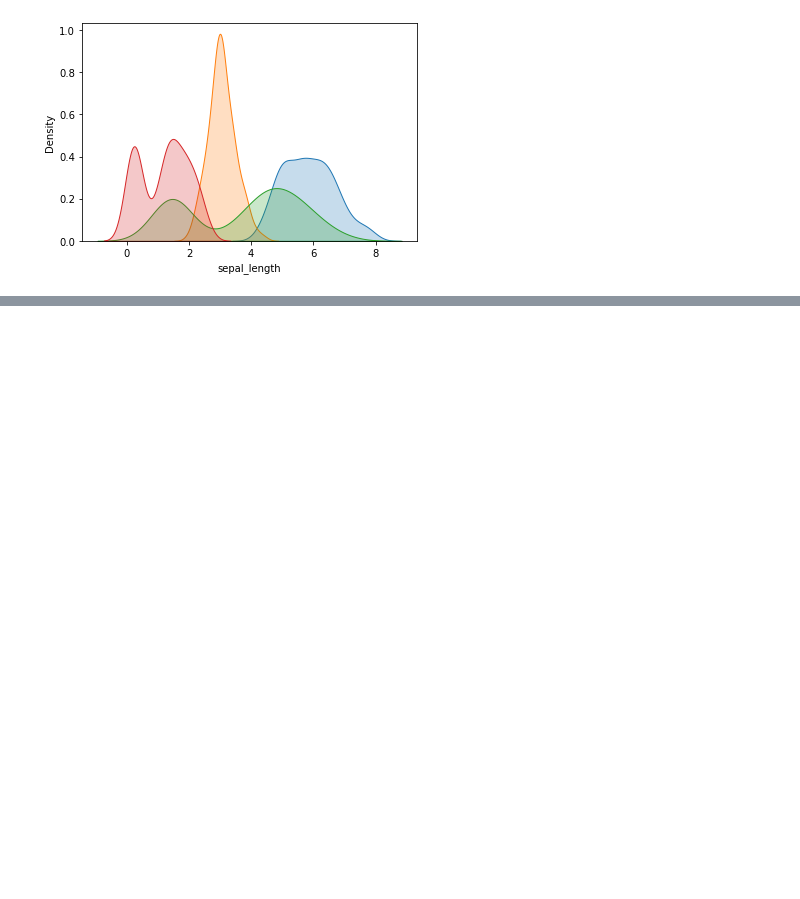
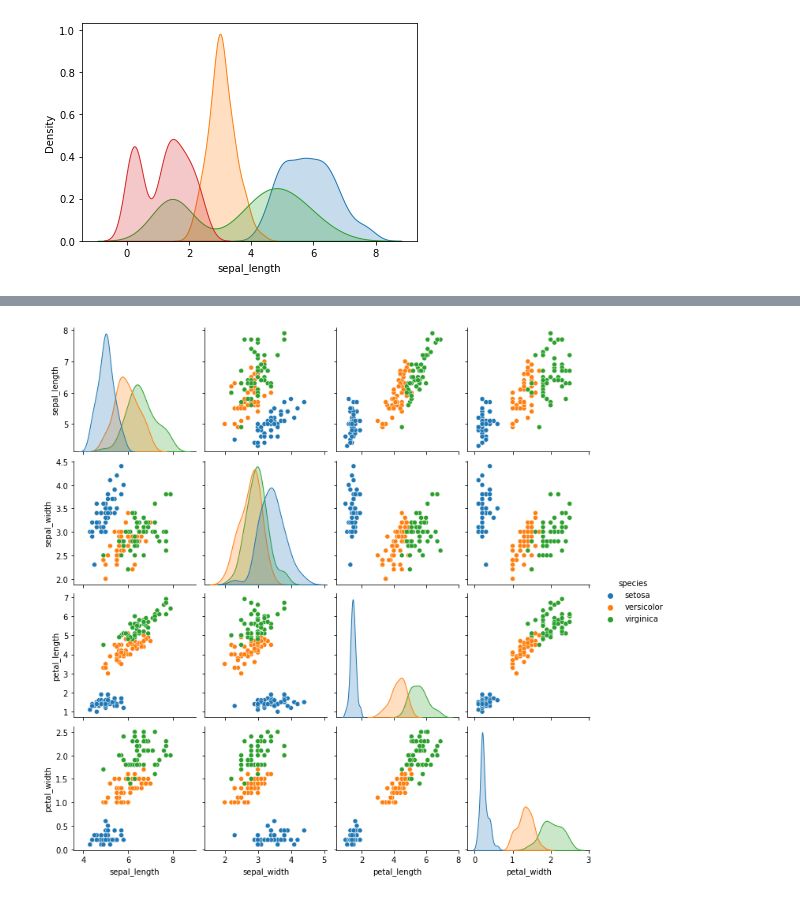
Before and after one commit to omonuj/Python-for-data-science, a Jupyter notebook: Seaborn-TL.ipynb, the cells around one changed output, grey strips where cells are left out. Cells and saved outputs as stored; diff of their text form; code cells hidden in the pictures; blank space fills up the shorter version.

```diff
--- a/Seaborn-TL.ipynb
+++ b/Seaborn-TL.ipynb
@@ -109,0 +122,4 @@ for col in ['sepal_length', 'sepal_width', 'petal_length', 'petal_width']:
+# %%
+sns.pairplot(df, hue='species', size=2.5);
+# %% [output]
+[figure, added]
```
Also changed, not shown: parts of 4 cells of this notebook.
